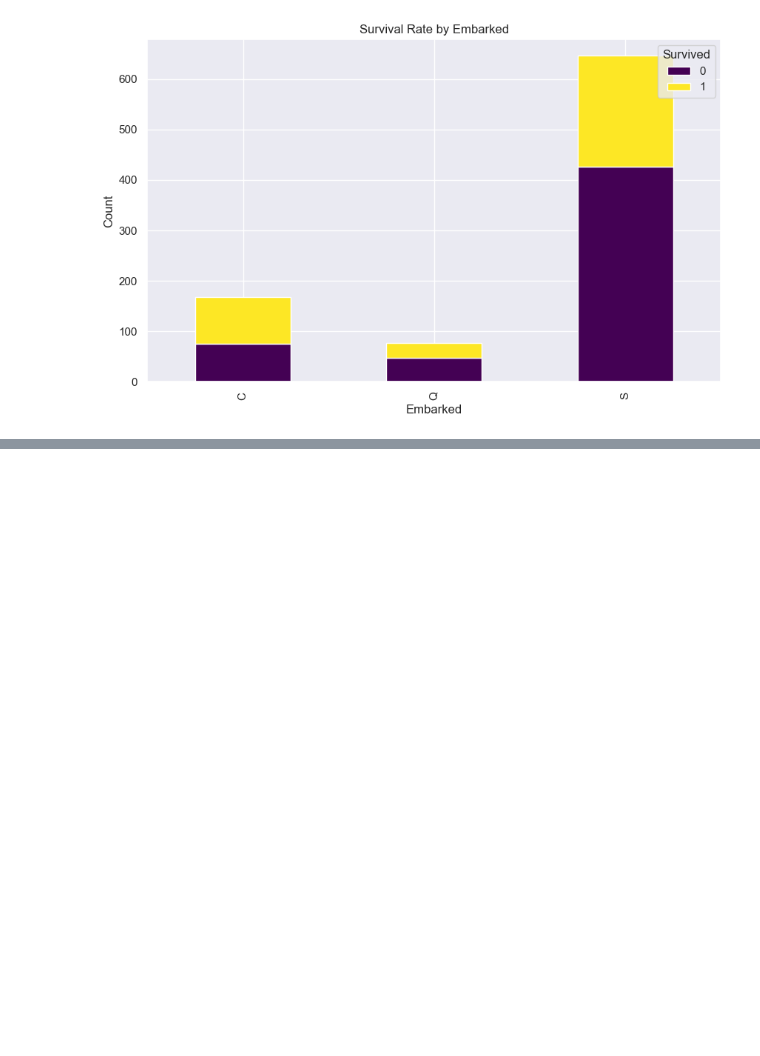
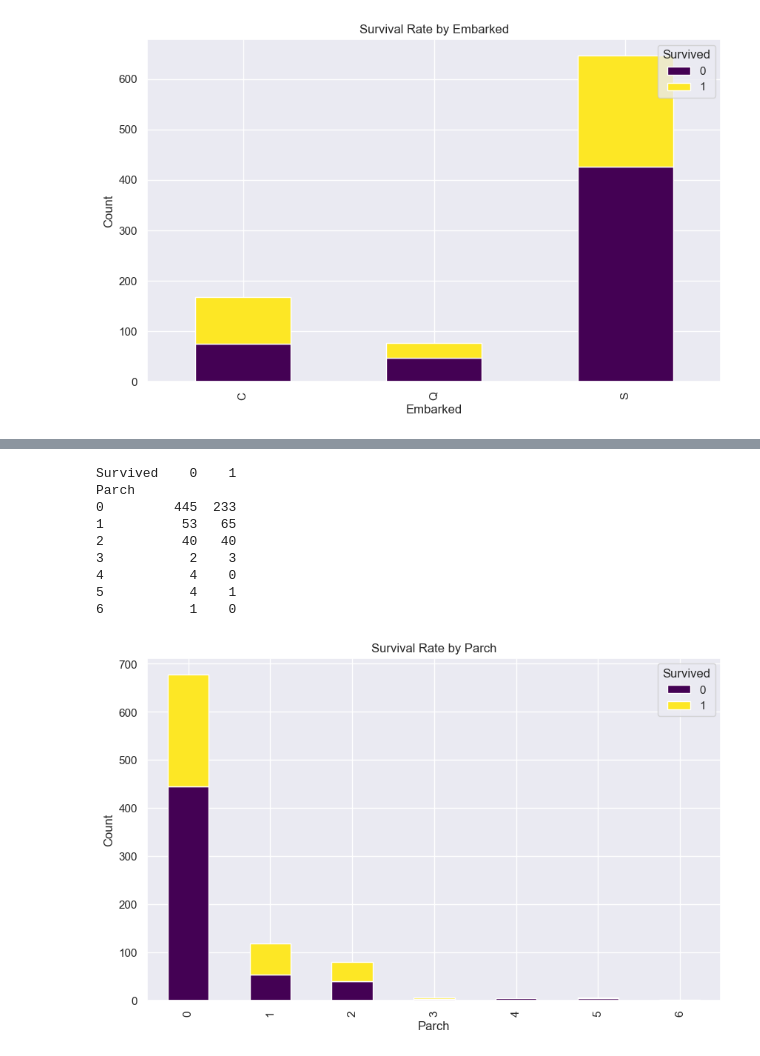
Before and after one commit to TimothyRimu/FUTURE_DS_01, a Jupyter notebook: FUTURE_DS_01.ipynb, the cells around one changed output, grey strips where cells are left out. Saved outputs shown, nothing was run; the diff lists cells and outputs as text; code cells hidden in the pictures; blank space fills up the shorter version.

```diff
--- a/FUTURE_DS_01.ipynb
+++ b/FUTURE_DS_01.ipynb
@@ -510,0 +534,23 @@ S         427  219
+# %%
+# Relationship between Parch and survived
+crosstab5=pd.crosstab(df['Parch'], df['Survived'])
+print(crosstab5)
+
+# Plot the crosstab
+pd.crosstab(df['Parch'], df['Survived']).plot(kind='bar', stacked=True, figsize=(10, 6), colormap='viridis')
+plt.title('Survival Rate by Parch')
+plt.xlabel('Parch')
+plt.ylabel('Count')
+plt.legend(title='Survived', loc='upper right')
+plt.show()
+# %% [output]
+Survived    0    1
+Parch
+0         445  233
+1          53   65
+2          40   40
+3           2    3
+4           4    0
+5           4    1
+6           1    0
+[figure, added]
```
Also changed, not shown: parts of 1 cell of this notebook.
